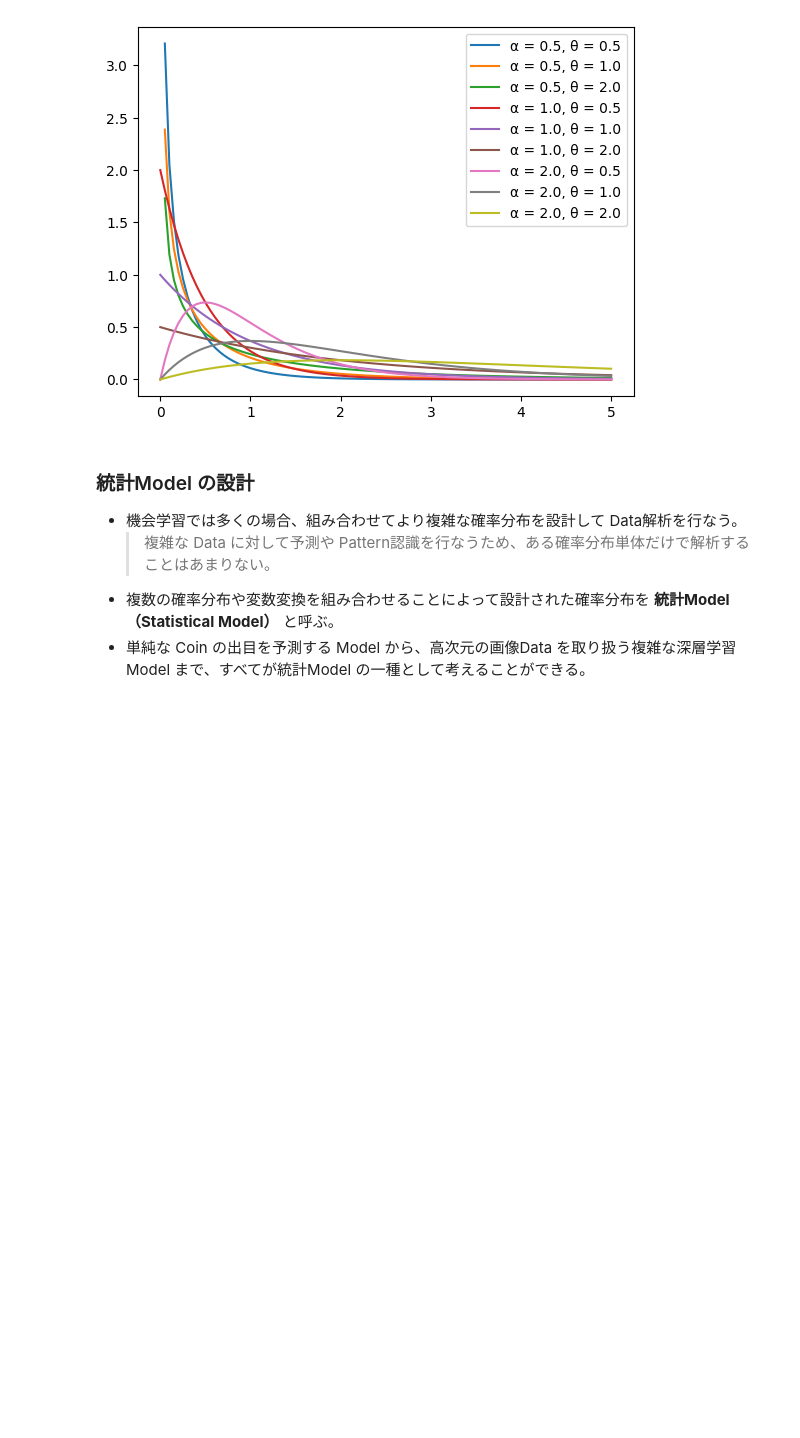
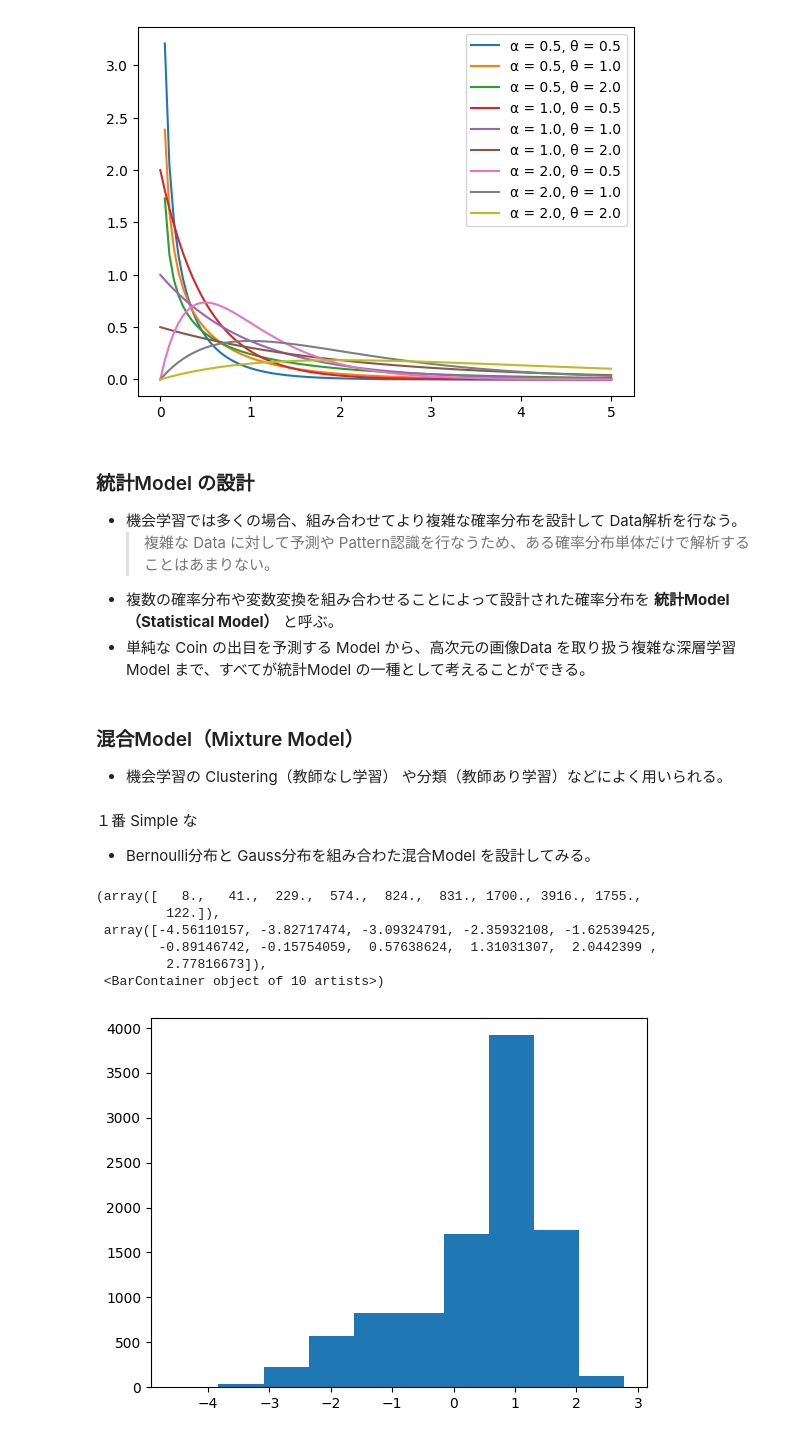
Before and after one commit to 1024xx4/bayes_machine_learning, a Jupyter notebook: probability_distribution.ipynb, the cells around one changed output. Cells and saved outputs as stored; diff of their text form; code cells hidden in the pictures; blank space fills up the shorter version.

Commit message:
Feat: 混合Model（Mixture Model ）の概要をつかむ#1

```diff
--- a/probability_distribution.ipynb
+++ b/probability_distribution.ipynb
@@ -484,3 +484,38 @@ plt.legend()
     >複雑な Data に対して予測や Pattern認識を行なうため、ある確率分布単体だけで解析することはあまりない。
 - 複数の確率分布や変数変換を組み合わせることによって設計された確率分布を **統計Model（Statistical Model）** と呼ぶ。
 - 単純な Coin の出目を予測する Model から、高次元の画像Data を取り扱う複雑な深層学習Model まで、すべてが統計Model の一種として考えることができる。
+# %% [markdown]
+### 混合Model（Mixture Model）
+- 機会学習の Clustering（教師なし学習） や分類（教師あり学習）などによく用いられる。
+# %% [markdown]
+１番 Simple な
+- Bernoulli分布と Gauss分布を組み合わた混合Model を設計してみる。
+# %%
+# Parameter の設定
+mu = 0.3
+d1 = stats.norm(1.0, 0.5)
+d2 = stats.norm(-1.0, 1.0)
+
+# 変数の初期化
+N = 10_000
+Z = np.zeros(N)
+X = np.zeros(N)
+
+# 各Data を Sample
+for n in range(N):
+    Z[n] = stats.bernoulli(mu).rvs()
+    if Z[n] == 0:
+        X[n] = d1.rvs()
+    else:
+        X[n] = d2.rvs()
+# %%
+# 混合Model で生成した X の実現値を Histogram で描画
+plt.hist(X, bins=10)
+# %% [output]
+(array([   8.,   41.,  229.,  574.,  824.,  831., 1700., 3916., 1755.,
+         122.]),
+ array([-4.56110157, -3.82717474, -3.09324791, -2.35932108, -1.62539425,
+        -0.89146742, -0.15754059,  0.57638624,  1.31031307,  2.0442399 ,
+         2.77816673]),
+ <BarContainer object of 10 artists>)
+[figure, added]
```
Also changed, not shown: parts of 2 cells of this notebook.
